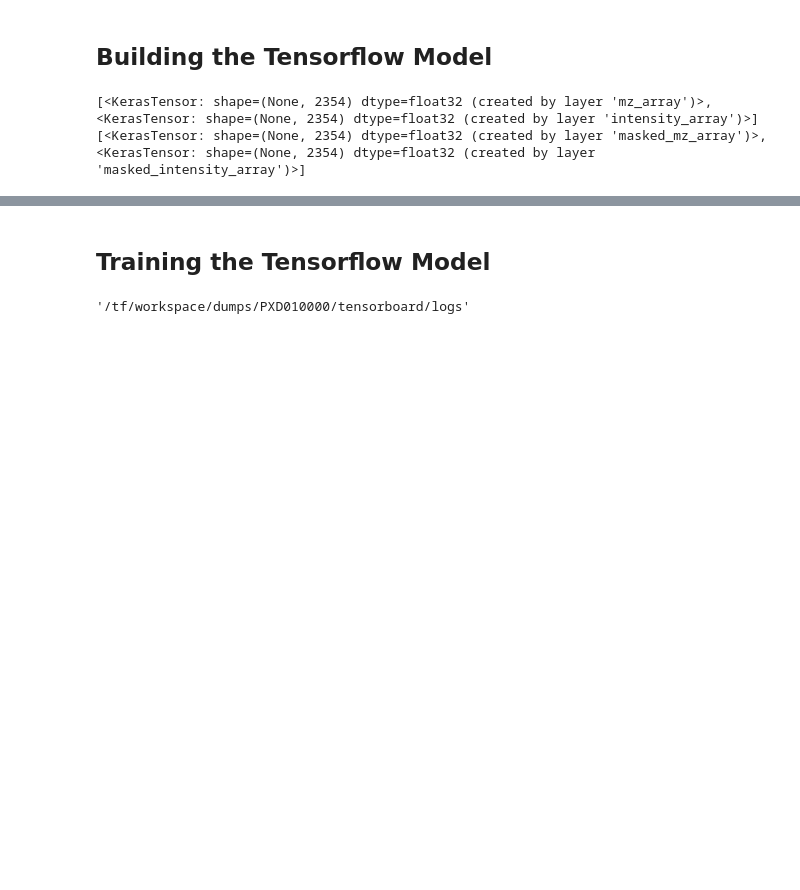
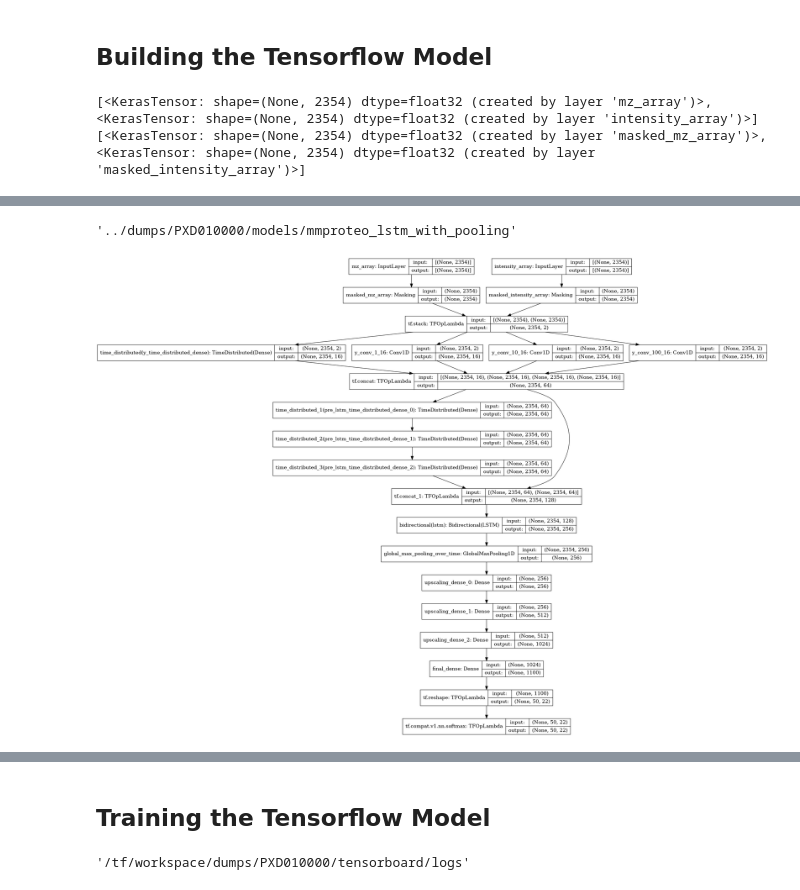
Before and after one commit to Miroka96/mmdenovo, a Jupyter notebook: notebooks/210618 CNN-LSTM Model Training.ipynb, the cells around one changed output, grey strips where cells are left out. Drawn from its saved outputs; the diff is of its cells as text; code cells hidden in the pictures; blank space fills up the shorter version.

Commit message:
introduce model visualization and train more complex LSTM model

```diff
--- a/notebooks/210618 CNN-LSTM Model Training.ipynb
+++ b/notebooks/210618 CNN-LSTM Model Training.ipynb
@@ -213,8 +164,0 @@ tf.keras.layers.MultiHeadAttention(
-# %%
-x = tf.keras.layers.Bidirectional(
-    layer=tf.keras.layers.LSTM(
-        units=512,
-        return_sequences=True,
-    )
-)(x)
-x
@@ -295,0 +323,7 @@ ________________________________________________________________________________
+# %%
+model = build_lstm_with_pooling_model()
+# %%
+MODEL_PATH = os.path.join(DUMP_PATH, "models", model.name)
+MODEL_PATH
+# %% [output]
+'../dumps/PXD010000/models/mmproteo_lstm_with_pooling'
@@ -295,0 +332,8 @@ ________________________________________________________________________________
+# %%
+tf.keras.utils.plot_model(
+    model=model,
+    to_file=os.path.join(MODEL_PATH, "model.png"),
+    show_shapes=True
+)
+# %% [output]
+[figure, added]
```
Also changed, not shown: parts of 30 cells of this notebook, 2 other files.
